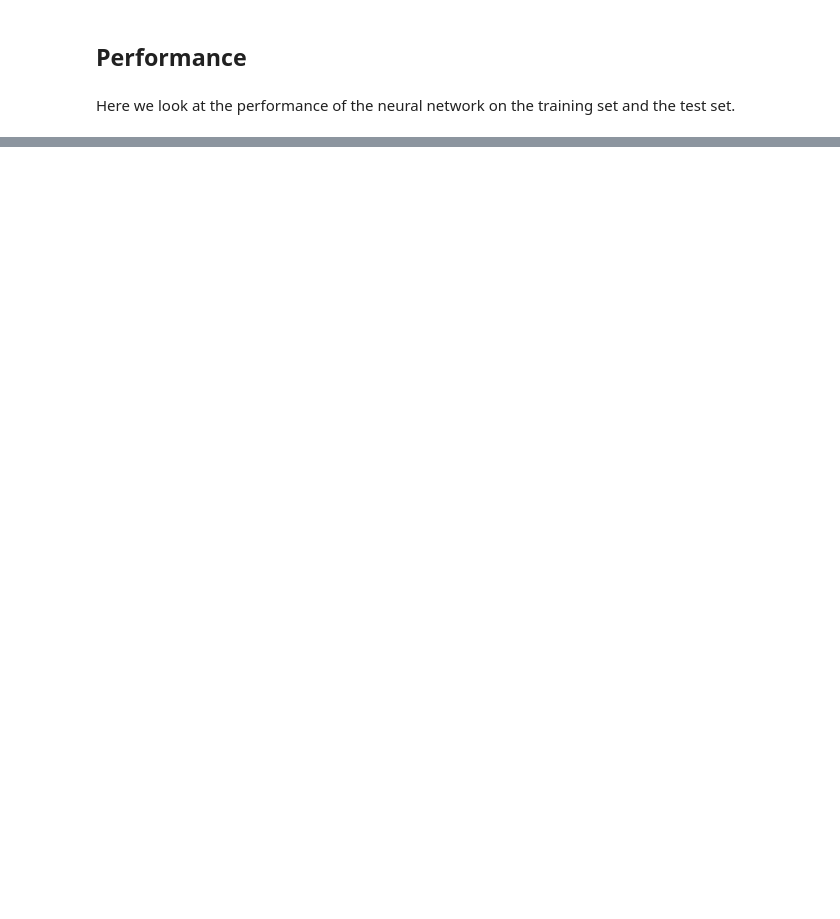
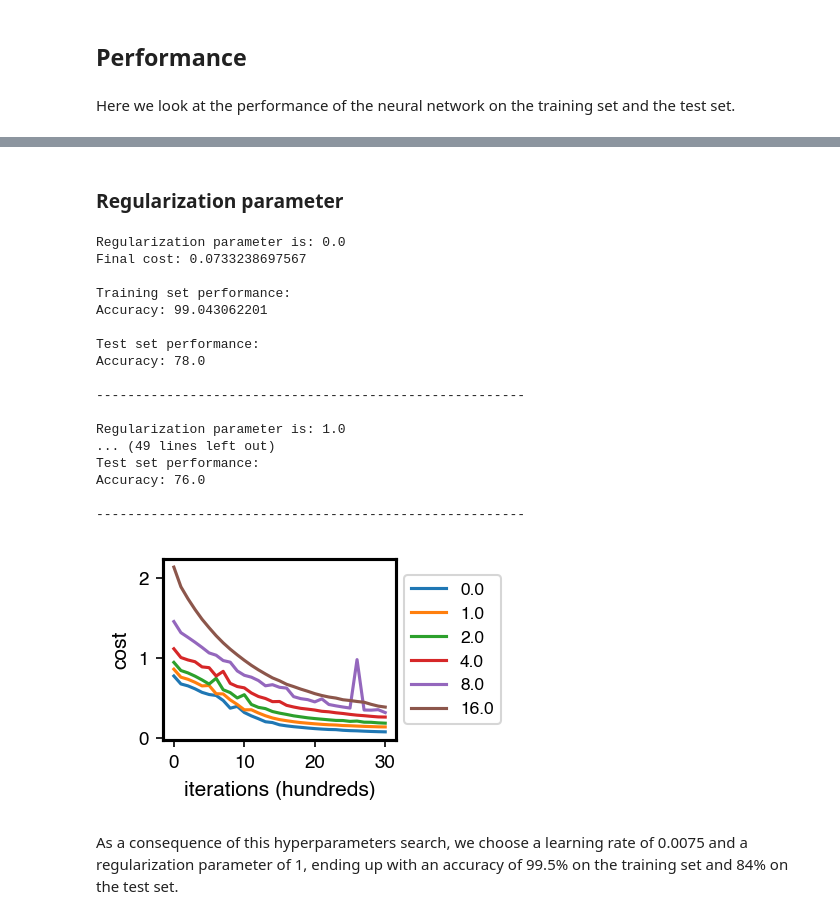
Before and after one commit to LucaPapariello/Cats_classifier, a Jupyter notebook: NN_cats_classifier.ipynb, the cells around one changed output, grey strips where cells are left out. Cells and saved outputs as stored; diff of their text form; code cells hidden in the pictures; blank space fills up the shorter version.

```diff
--- a/NN_cats_classifier.ipynb
+++ b/NN_cats_classifier.ipynb
@@ -173,0 +264,74 @@ Accuracy: 74.0
+# %% [markdown]
+### Regularization parameter
+# %%
+# Try different regularization parameters.
+# Input the values by hand.
+lambds = [0., 1., 2., 4., 8., 16.]
+
+# Try different regularization parameters at random on a log scale.
+# This is because we want to try values on different scales:
+# from 0.01 to 10.
+#r = -3*np.random.rand(1, 10) + 1
+#lambds_array = 10**r
+#lambds_tmp = lambds_array[0]     # Bring to numpy array to the correct
+#lambds = lambds_tmp.tolist()     # list shape.
+
+# Store the parameters, costs, and predictions on
+# both train and test set.
+params = {}
+costs = {}
+preds_train = {}
+preds_test = {}
+
+#np.random.seed(1)
+
+for i in lambds:
+    print ("Regularization parameter is: " + str(i))
+    # Here we train the different models.
+    params[lambds.index(i)], costs[lambds.index(i)] = L_layer_model_reg(train_x, train_y, layers_dims,
+                                                                        learning_rate = 0.0075, lambd = i,
+                                                                        num_iterations = 3000, print_cost = False,
+                                                                        plot_cost = False)
+    # Look at the final cost and predictions for the different models.
+    print("Final cost: " + str(costs[lambds.index(i)][-1]))
+    print(" ")
+    print('Training set performance: ')
+    preds_train[lambds.index(i)] = predict(train_x, train_y, params[lambds.index(i)])
+    print(" ")
+    print('Test set performance: ')
+    preds_test[lambds.index(i)] = predict(test_x, test_y, params[lambds.index(i)])
+    print ('\n' + "-------------------------------------------------------" + '\n')
+
+# Plot the learning curves on the same plot for readability.
+fig = plt.figure(dpi=150, figsize=(2, 1.6))
+
+for i in lambds:
+    plt.plot(costs[lambds.index(i)], label = str(i))
+
+plt.ylabel('cost')
+plt.xlabel('iterations (hundreds)')
+
+legend = plt.legend(loc='center left', fontsize='small', bbox_to_anchor=(1, 0.5))
+frame = legend.get_frame()
+plt.show()
+# %% [output]
+Regularization parameter is: 0.0
+Final cost: 0.0733238697567
+
+Training set performance:
+Accuracy: 99.043062201
+
+Test set performance:
+Accuracy: 78.0
+
+-------------------------------------------------------
+
+Regularization parameter is: 1.0
+... (49 lines left out)
+Test set performance:
+Accuracy: 76.0
+
+-------------------------------------------------------
+[figure, added]
+# %% [markdown]
+As a consequence of this hyperparameters search, we choose a learning rate of 0.0075 and a regularization parameter of 1, ending up with an accuracy of 99.5% on the training set and 84% on the test set.
```
Also changed, not shown: parts of 10 cells of this notebook, 1 other file.
